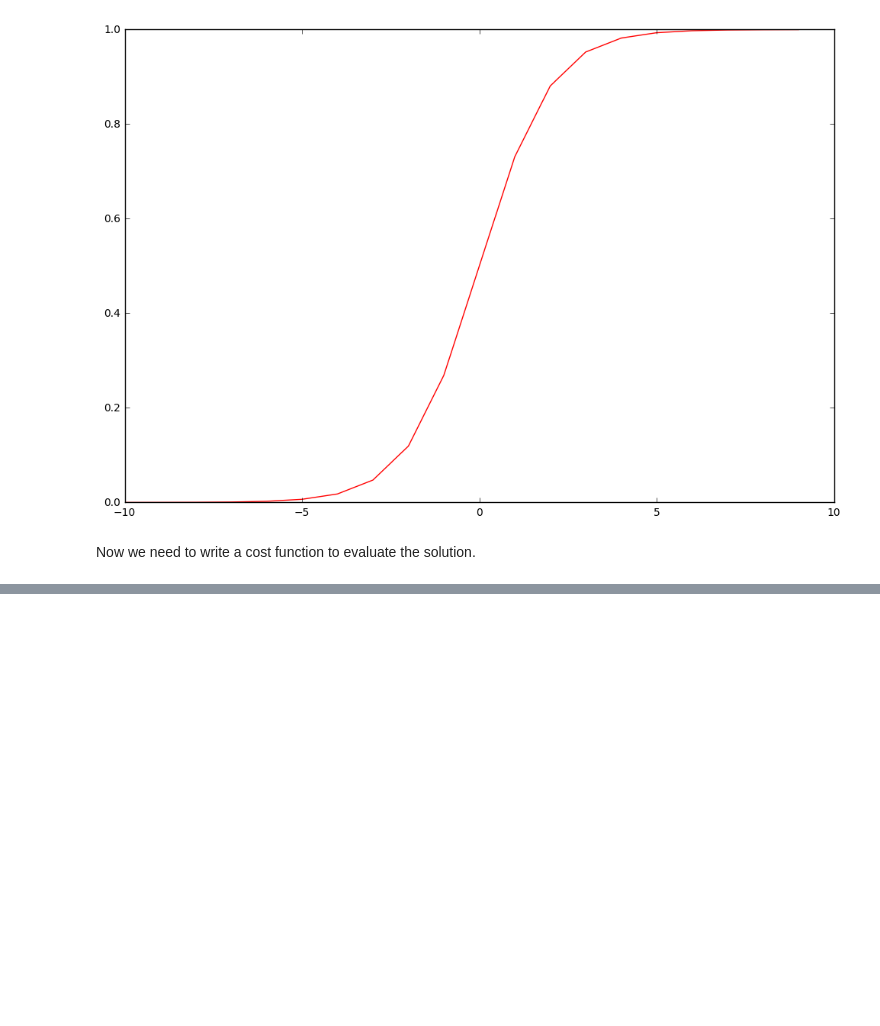
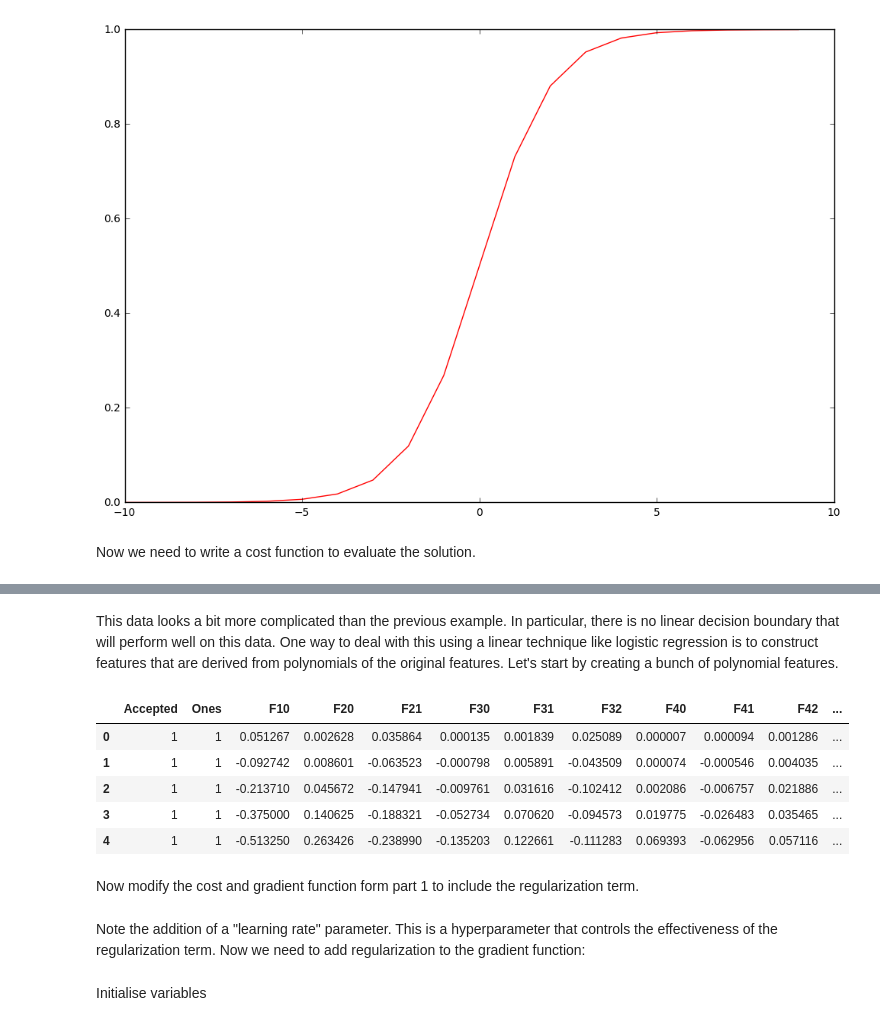
Before and after one commit to FreddyBruce/ipython-notebooks, a Jupyter notebook: notebooks/machine-learning/logistic_regression.ipynb, the cells around one changed output, grey strips where cells are left out. Cells and saved outputs as stored; diff of their text form; code cells hidden in the pictures; blank space fills up the shorter version.

```diff
--- a/notebooks/machine-learning/logistic_regression.ipynb
+++ b/notebooks/machine-learning/logistic_regression.ipynb
@@ -66,0 +184,26 @@ def cost(theta, X, y):
+# %% [markdown]
+This data looks a bit more complicated than the previous example. In particular, there is no linear decision boundary that will perform well on this data. One way to deal with this using a linear technique like logistic regression is to construct features that are derived from polynomials of the original features. Let's start by creating a bunch of polynomial features.
+# %%
+degree = 5
+x1 = data2['Test 1']
+x2 = data2['Test 2']
+
+data2.insert(3, 'Ones', 1)
+
+for i in range(1, degree):
+    for j in range(0, i):
+        data2['F' + str(i) + str(j)] = np.power(x1, i-j) * np.power(x2, j)
+
+data2.drop('Test 1', axis=1, inplace=True)
+data2.drop('Test 2', axis=1, inplace=True)
+
+data2.head()
+# %% [output]
+|  | Accepted | Ones | F10 | F20 | F21 | F30 | F31 | F32 | F40 | F41 | F42 | ... |
+| 0 | 1 | 1 | 0.051267 | 0.002628 | 0.035864 | 0.000135 | 0.001839 | 0.025089 | 0.000007 | 0.000094 | 0.001286 | ... |
+| 1 | 1 | 1 | -0.092742 | 0.008601 | -0.063523 | -0.000798 | 0.005891 | -0.043509 | 0.000074 | -0.000546 | 0.004035 | ... |
+| 2 | 1 | 1 | -0.213710 | 0.045672 | -0.147941 | -0.009761 | 0.031616 | -0.102412 | 0.002086 | -0.006757 | 0.021886 | ... |
+| 3 | 1 | 1 | -0.375000 | 0.140625 | -0.188321 | -0.052734 | 0.070620 | -0.094573 | 0.019775 | -0.026483 | 0.035465 | ... |
+| 4 | 1 | 1 | -0.513250 | 0.263426 | -0.238990 | -0.135203 | 0.122661 | -0.111283 | 0.069393 | -0.062956 | 0.057116 | ... |
+# %% [markdown]
+Now modify the cost and gradient function form part 1 to include the regularization term.
@@ -66,0 +219,2 @@ def cost(theta, X, y):
+# %% [markdown]
+Note the addition of a "learning rate" parameter. This is a hyperparameter that controls the effectiveness of the regularization term. Now we need to add regularization to the gradient function:
@@ -66,0 +241,2 @@ def cost(theta, X, y):
+# %% [markdown]
+Initialise variables
```
Also changed, not shown: parts of 37 cells of this notebook, 1 other file.
